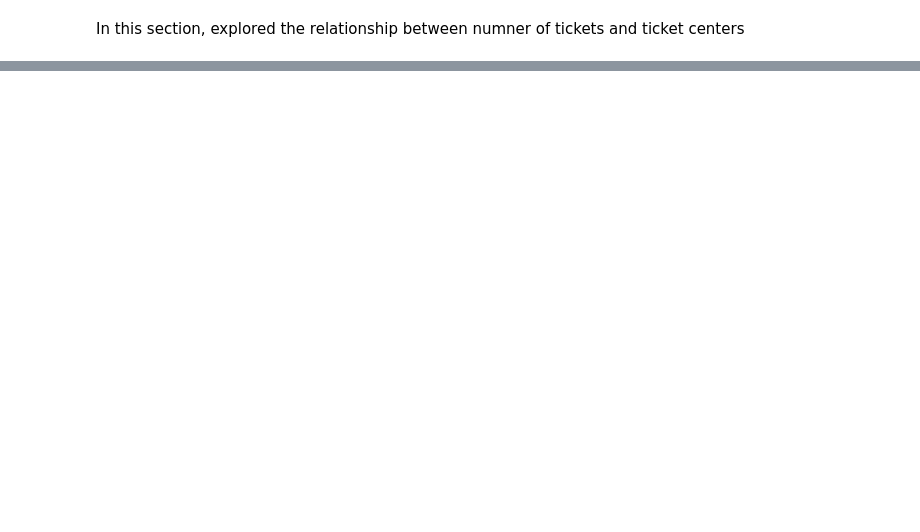
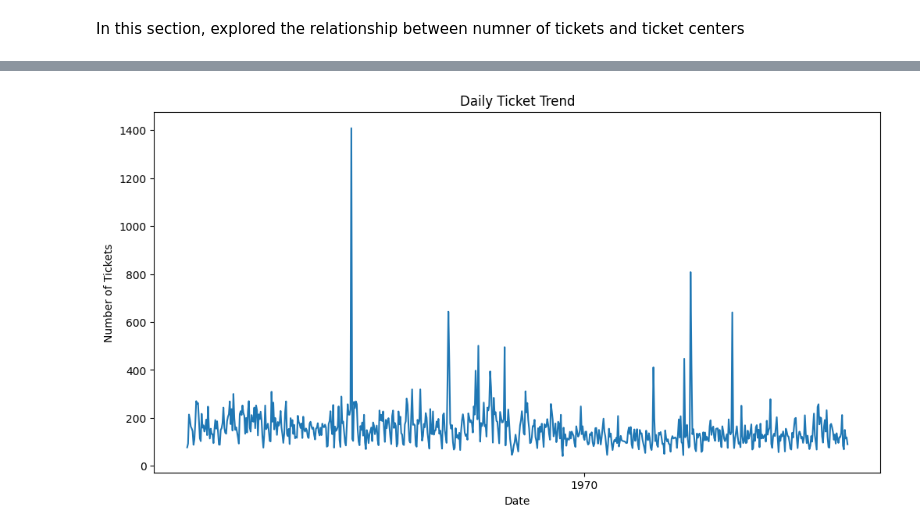
Before and after one commit to patrickanaku/MCS-7103-Machine-Learning, a Jupyter notebook: customer_support_analysis.ipynb, the cells around one changed output, grey strips where cells are left out. Drawn from its saved outputs; the diff is of its cells as text; code cells hidden in the pictures; blank space fills up the shorter version.

```diff
--- a/customer_support_analysis.ipynb
+++ b/customer_support_analysis.ipynb
@@ -327,0 +422,16 @@ plt.show()
+# %%
+# Convert 'DATE LOGGED' to datetime
+new_dataset['DATE LOGGED'] = pd.to_datetime(new_dataset['DATE LOGGED'])
+
+# Group by 'DATE LOGGED' and count tickets
+daily_tickets = new_dataset.groupby('DATE LOGGED')['TICKET NUMBER'].count()
+
+# Plot the trend
+plt.figure(figsize=(12, 6))
+plt.plot(daily_tickets)
+plt.title('Daily Ticket Trend')
+plt.xlabel('Date')
+plt.ylabel('Number of Tickets')
+plt.show()
+# %% [output]
+[figure, added]
```
Also changed, not shown: parts of 35 cells of this notebook.
